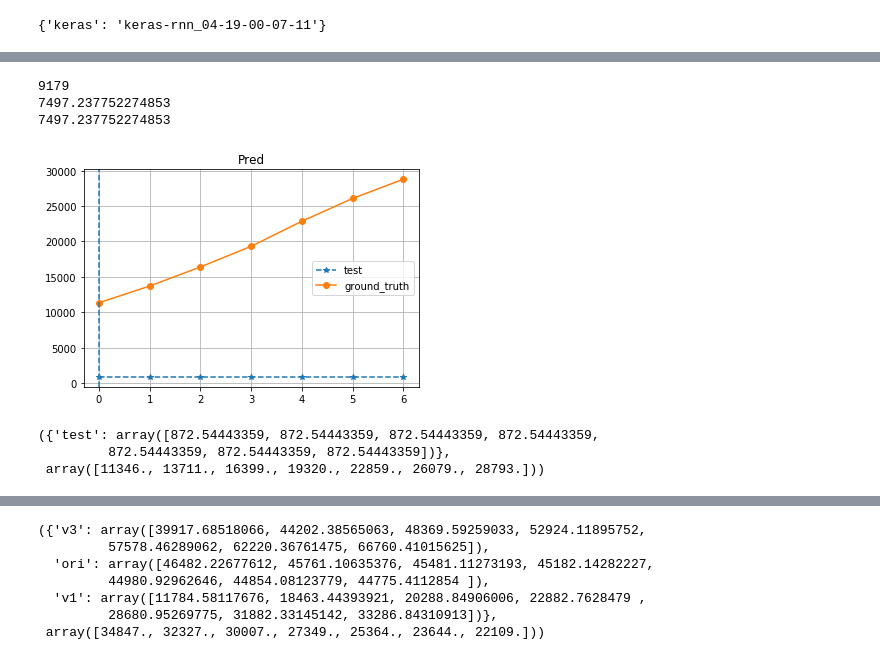
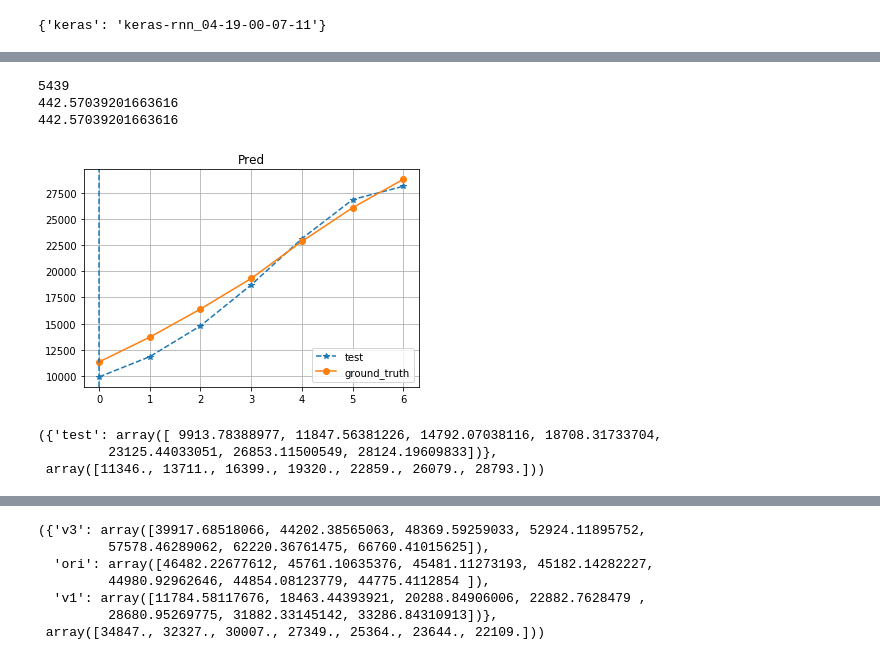
Before and after one commit to wtding1998/RNN_nCov, a Jupyter notebook: disease_analysis.ipynb, the cells around one changed output, grey strips where cells are left out. Drawn from its saved outputs; the diff is of its cells as text; code cells hidden in the pictures.

```diff
--- a/disease_analysis.ipynb
+++ b/disease_analysis.ipynb
@@ -468,18 +449,18 @@ v3-stnn_05-05-19-51-58_5384 x
 # %%
-path = 'D:/Jupyter_Documents/ML-code/research_code/output/jar'
-exp_name = 'keras-rnn_05-07-17-06-09_6044'
+path = 'D:/Jupyter_Documents/ML-code/research_code/output_result/best_jar'
+exp_name = 'v3-stnn_05-05-21-48-09_8374'
 exp_dir = {'test': exp_name}
 exp = result.Exp(exp_name, path)
 # print(exp.config['mintest'])
 # print(exp.config['minepoch'])
 print(exp.config['manualSeed'])
 print(exp.pred_loss())
 result.plot_pred_by_dir(exp_dir, path, train=False, increase=False)
 # %% [output]
-9179
-7497.237752274853
-7497.237752274853
+5439
+442.57039201663616
+442.57039201663616
-[figure, old version]
+[figure, new version]
-({'test': array([872.54443359, 872.54443359, 872.54443359, 872.54443359,
-         872.54443359, 872.54443359, 872.54443359])},
+({'test': array([ 9913.78388977, 11847.56381226, 14792.07038116, 18708.31733704,
+         23125.44033051, 26853.11500549, 28124.19609833])},
  array([11346., 13711., 16399., 19320., 22859., 26079., 28793.]))
```
Also changed, not shown: parts of 3 cells of this notebook, 6 other files.
